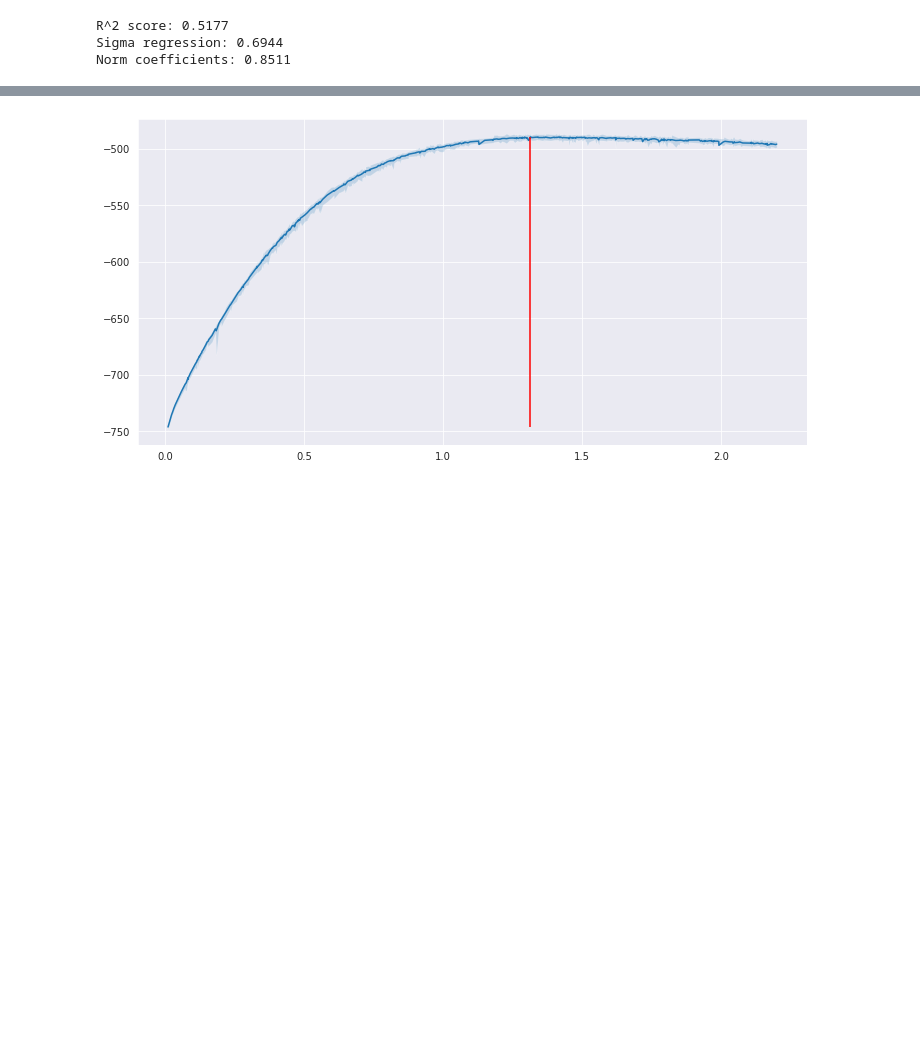
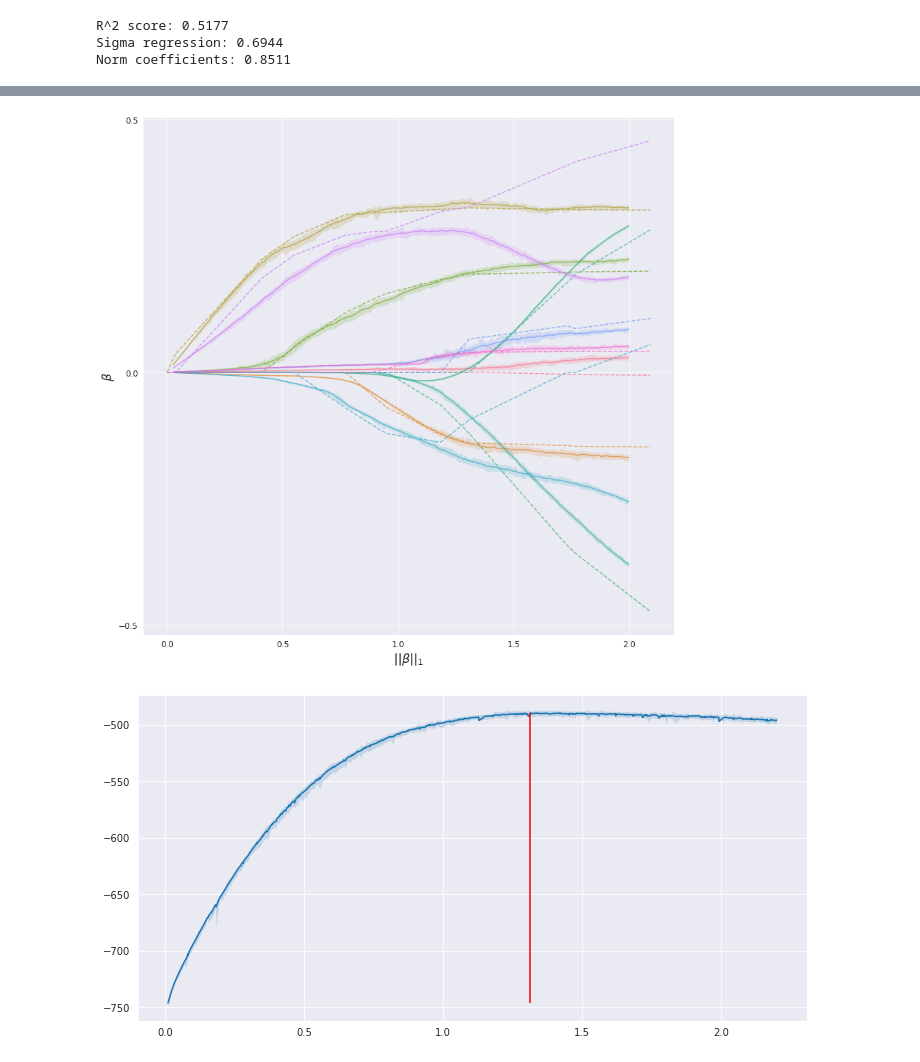
Before and after one commit to marcello-negri/manifold_flow, a Jupyter notebook: regression.ipynb, the cells around one changed output, grey strips where cells are left out. Saved outputs shown, nothing was run; the diff lists cells and outputs as text; code cells hidden in the pictures; blank space fills up the shorter version.

```diff
--- a/regression.ipynb
+++ b/regression.ipynb
@@ -294,11 +304,28 @@ def train_cond_model(model, X, y, sigma, epochs=2_001, lr=1e-3, sample_size=1, c
             q_samples, q_log_prob = model.sample_and_log_prob(num_samples=sample_size, context=uniform_norm)
             if torch.any(torch.isnan(q_samples)): breakpoint()
 
+            log_prior = log_prior_angles(beta=q_samples, sigma=torch.tensor(0.3))
             log_lik = log_likelihood(beta=q_samples, sigma=sigma, X=X, y=y)
             # log_lik = log_unnorm_posterior(beta=q_samples, sigma=sigma, X=X, y=y, lamb=torch.tensor(200.))
             # log_lik = uniform_p_norm(beta=q_log_prob)
-            kl_div = torch.mean(q_log_prob - log_lik/ T)
+            log_posterior = log_prior + log_lik
+            kl_div = torch.mean(q_log_prob - log_posterior / T)
+
+            # kl_div = torch.mean(q_log_prob - log_lik/ T)
             kl_div.backward()
+
+            torch.nn.utils.clip_grad_norm(model.parameters(), 1)
+            for name, param in model.named_parameters():
+                if param.requires_grad and "shift" in name:
+                    print(name)
+                    grad_np = param.grad.detach().cpu().numpy()
+                    log_max = np.max(np.abs(grad_np.ravel()))
+                    log_min = np.min(np.abs(grad_np.ravel()))
+                    print(log_min, log_max)
+                    # plt.hist(np.abs(grad_np).ravel(), bins=np.logspace(log_min, log_max, 100))
+                    # plt.xscale('log')
+                    # plt.scatter(np.linalg.norm(inputs_np, axis=-1), grad_r_np, marker='.')
+                    # plt.show()
 
             # entropy = torch.mean(q_log_prob)
             # entropy.backward()
@@ -436,7 +463,7 @@ X_tensor, y_tensor, X_np, y_np = load_diabetes_dataset(device=device)
 
 # build model
 flow_dim = X_tensor.shape[1]
-q = .75
+q = 2
 # flow = build_flow_manifold(flow_dim, norm=norm, q=q, n_layers=3, hidden_features=64, device=device)
 flow = build_cond_flow_manifold(flow_dim, q=q, n_layers=3, context_features=64, hidden_features=64, device=device)
 
@@ -445,13 +472,13 @@ params = dict(q=q,
               lr=1e-3,
               epochs=200,
               T0=5,
-              Tn=1,
+              Tn=1e-2,
               iter_per_cool_step=10,
               norm_min_exp=-2,
               norm_max_exp=0,#.4
               norm_min=0.01,
-              norm_max=5,#.4
-              sample_size=1,
+              norm_max=2,#.4
+              sample_size=2,
               context_size=100,
               device=device)
 # %% [output]
@@ -491,16 +521,16 @@ plt.show()
 #                                                       norm_max_exp=params['norm_max_exp'], context_size=1, sample_size=50, n_iter=100)plt.show()
 # %%
 samples_sorted, norm_sorted, kl_sorted = sample_beta(flow, X_tensor, y_tensor, sigma=params['sigma'], norm_min=params['norm_min'],
-                                                      norm_max=params['norm_max'], context_size=1, sample_size=50, n_iter=500)
+                                                      norm_max=params['norm_max'], context_size=1, sample_size=50, n_iter=200)
 # %%
 def plot_betas_norm(samples_sorted, norm_sorted, a=0.95, folder_name='./'):
     # alphas_ridge = np.logspace(-2,4,1000)
     alphas_lasso = np.logspace(-4,2,1000)
     beta_sklearn = np.array([Lasso(alpha=alpha, fit_intercept=False).fit(X_np, y_np).coef_ for alpha in tqdm.tqdm(alphas_lasso)])
     # beta_sklearn = np.array([Ridge(alpha=alpha, fit_intercept=False).fit(X_np, y_np).coef_ for alpha in tqdm.tqdm(alphas_ridge)])
-    # sklearn_norm = np.abs(beta_sklearn).sum(1)
+    sklearn_norm = np.abs(beta_sklearn).sum(1)
     #sklearn_norm = np.sqrt(np.square(beta_sklearn).sum(1))
-    sklearn_norm = np.power(np.power(np.abs(beta_sklearn), 0.75).sum(1), 1/0.75)
+    #sklearn_norm = np.power(np.power(np.abs(beta_sklearn), 0.75).sum(1), 1/0.75)
     #sklearn_norm /= sklearn_norm.max()
     sklearn_sorted_idx = sklearn_norm.argsort()
     sklearn_norm = sklearn_norm[sklearn_sorted_idx]
@@ -527,8 +557,13 @@ def plot_betas_norm(samples_sorted, norm_sorted, a=0.95, folder_name='./'):
         plt.xticks(fontsize=12)
         plt.yticks(fontsize=12)
         #plt.xscale('log')
-        plt.savefig(f"{folder_name}beta_norm_075_T_1.png", dpi=200, bbox_inches='tight')
+        # plt.savefig(f"{folder_name}beta_norm_075_T_1.png", dpi=200, bbox_inches='tight')
         plt.show()
+# %%
+idx = 450
+plot_betas_norm(samples_sorted[:idx], norm_sorted[:idx], a=0.95, folder_name=dir_name)
+# %% [output]
+[figure, added]
 # %%
 idx = 450
 plot_betas_norm(samples_sorted[:idx], norm_sorted[:idx], a=0.95, folder_name=dir_name)
```
Also changed, not shown: parts of 4 cells of this notebook.
